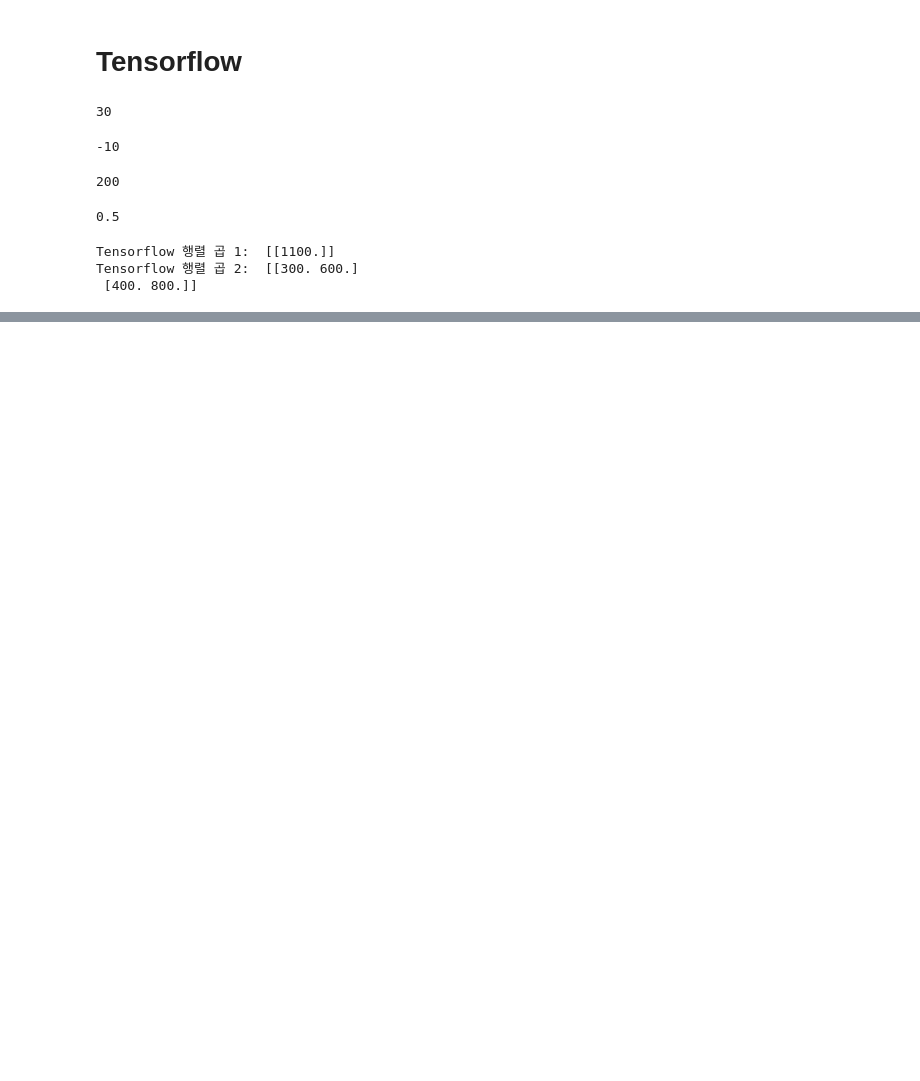
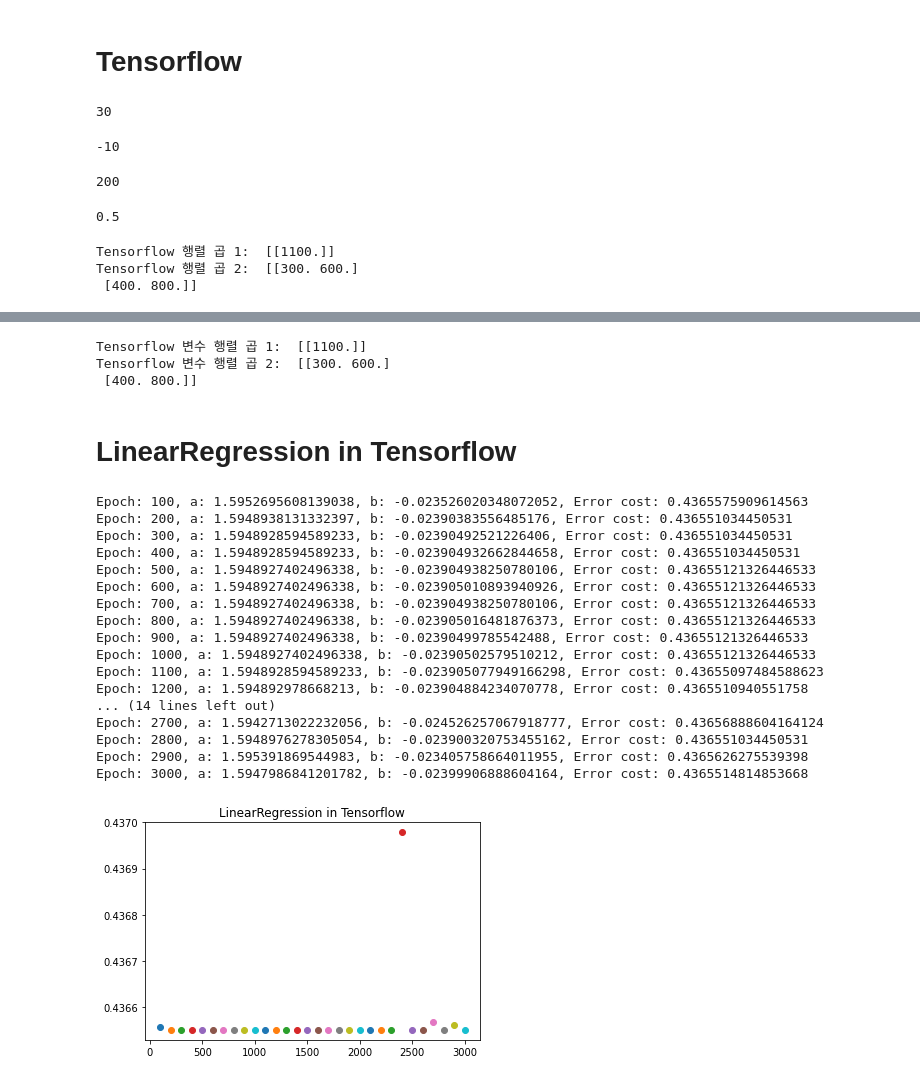
Before and after one commit to hoonzi-s/-EDRC-Python, a Jupyter notebook: 02. Modeling.ipynb, the cells around one changed output, grey strips where cells are left out. Saved outputs shown, nothing was run; the diff lists cells and outputs as text; code cells hidden in the pictures; blank space fills up the shorter version.

```diff
--- a/02. Modeling.ipynb
+++ b/02. Modeling.ipynb
@@ -140,0 +150,13 @@ Tensorflow 행렬 곱 2:  [[300. 600.]
+# %%
+var_mat1 = tf.Variable([[10, 20]], dtype = tf.float32)
+var_mat2 = tf.Variable([[30], [40]], dtype = tf.float32)
+var_mat_multiply1 = tf.matmul(var_mat1, var_mat2)
+var_mat_multiply2 = tf.matmul(var_mat2, var_mat1)
+print('Tensorflow 변수 행렬 곱 1: ', var_mat_multiply1.numpy())
+print('Tensorflow 변수 행렬 곱 2: ', var_mat_multiply2.numpy())
+# %% [output]
+Tensorflow 변수 행렬 곱 1:  [[1100.]]
+Tensorflow 변수 행렬 곱 2:  [[300. 600.]
+ [400. 800.]]
+# %% [markdown]
+# LinearRegression in Tensorflow
@@ -140,0 +183,46 @@ Tensorflow 행렬 곱 2:  [[300. 600.]
+# %%
+import random
+a = tf.Variable(random.random())
+b = tf.Variable(random.random())
+# %%
+# error cost function
+def cost():
+  y_pred = a * x_data + b
+  error_cost = tf.reduce_mean((y_data - y_pred ) ** 2)
+  return error_cost
+# %%
+# optimizing algorithm (Gradient Descent)
+optimizer = tf.keras.optimizers.Adam(learning_rate = 0.07)
+
+cost_list = []
+plt.figure()
+
+for i in range(3000):
+  optimizer.minimize(cost, var_list = [a, b])
+
+  if i % 100 == 99:
+    cost_list.append(cost().numpy())
+    print(f'Epoch: {i+1}, a: {a.numpy()}, b: {b.numpy()}, Error cost: {cost().numpy()}')
+    plt.scatter(i, cost().numpy())
+
+plt.title('LinearRegression in Tensorflow')
+plt.show()
+# %% [output]
+Epoch: 100, a: 1.5952695608139038, b: -0.023526020348072052, Error cost: 0.4365575909614563
+Epoch: 200, a: 1.5948938131332397, b: -0.02390383556485176, Error cost: 0.436551034450531
+Epoch: 300, a: 1.5948928594589233, b: -0.02390492521226406, Error cost: 0.436551034450531
+Epoch: 400, a: 1.5948928594589233, b: -0.023904932662844658, Error cost: 0.436551034450531
+Epoch: 500, a: 1.5948927402496338, b: -0.023904938250780106, Error cost: 0.43655121326446533
+Epoch: 600, a: 1.5948927402496338, b: -0.023905010893940926, Error cost: 0.43655121326446533
+Epoch: 700, a: 1.5948927402496338, b: -0.023904938250780106, Error cost: 0.43655121326446533
+Epoch: 800, a: 1.5948927402496338, b: -0.023905016481876373, Error cost: 0.43655121326446533
+Epoch: 900, a: 1.5948927402496338, b: -0.02390499785542488, Error cost: 0.43655121326446533
+Epoch: 1000, a: 1.5948927402496338, b: -0.02390502579510212, Error cost: 0.43655121326446533
+Epoch: 1100, a: 1.5948928594589233, b: -0.023905077949166298, Error cost: 0.43655097484588623
+Epoch: 1200, a: 1.594892978668213, b: -0.023904884234070778, Error cost: 0.4365510940551758
+... (14 lines left out)
+Epoch: 2700, a: 1.5942713022232056, b: -0.024526257067918777, Error cost: 0.43656888604164124
+Epoch: 2800, a: 1.5948976278305054, b: -0.023900320753455162, Error cost: 0.436551034450531
+Epoch: 2900, a: 1.595391869544983, b: -0.023405758664011955, Error cost: 0.4365626275539398
+Epoch: 3000, a: 1.5947986841201782, b: -0.02399906888604164, Error cost: 0.4365514814853668
+[figure, added]
```
Also changed, not shown: parts of 11 cells of this notebook.
